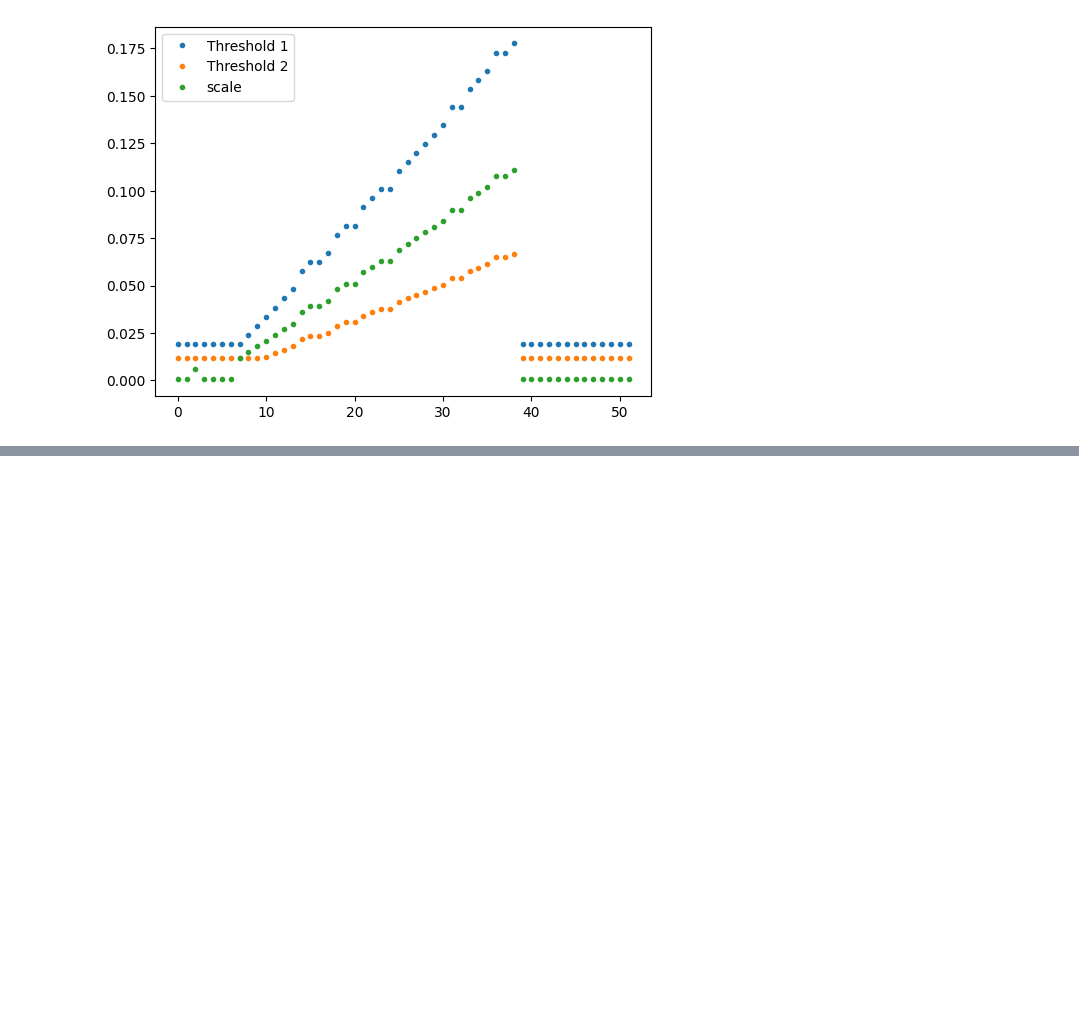
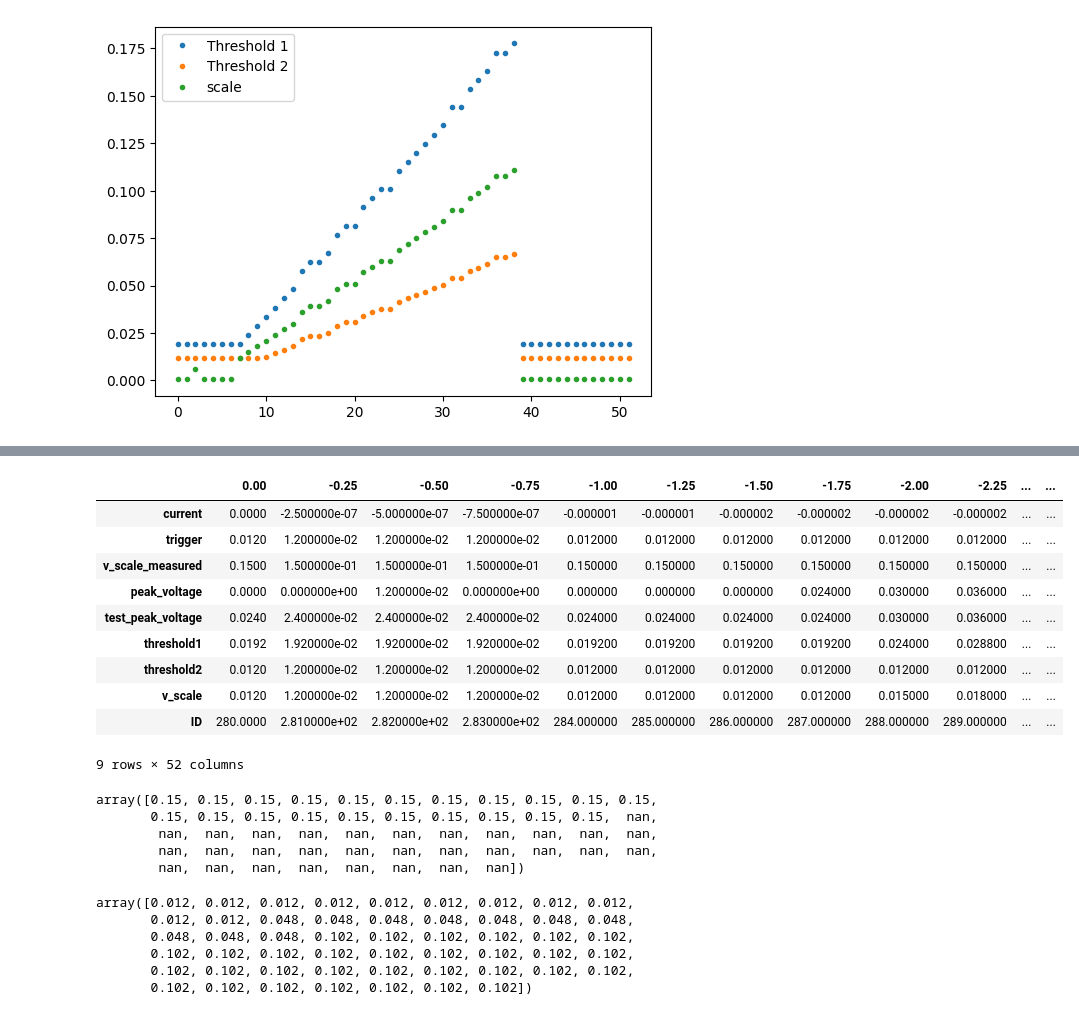
Before and after one commit to QNLSydney/snspd, a Jupyter notebook: SNSPD2/SNSPD12-Line2-Count_Calibration.ipynb, the cells around one changed output, grey strips where cells are left out. Drawn from its saved outputs; the diff is of its cells as text; code cells hidden in the pictures; blank space fills up the shorter version.

```diff
--- a/SNSPD2/SNSPD12-Line2-Count_Calibration.ipynb
+++ b/SNSPD2/SNSPD12-Line2-Count_Calibration.ipynb
@@ -742,0 +1099,24 @@ array([0.0005, 0.0005, 0.006 , 0.0005, 0.0005, 0.0005, 0.0005, 0.012 ,
+# %%
+range1 = np.arange(121, 173) # note: this range  thing that
+range2 = np.arange(261, 272)
+range3 = np.arange(280, 291)
+
+IDrange = np.concatenate([range3, range2, range1])
+
+mult1 = 0.8
+mult2 = 0.3
+min_peak_voltage = 0.024 # smallest voltage measured in calibration
+min_threshold2=0.5*min_peak_voltage # set just below mult2*min_peak_voltage
+print(f'min_threshold2 is {min_threshold2}')
+min_threshold1=mult1*min_peak_voltage #
+
+device=params.device_line_2
+
+# Set oscilloscope variable
+n_captures = 10
+interval = 1
+osc = MS
+cps = 80e3
+# data = calibration_data.iloc[:, 25:27]
+# IDrange, mult1, mult2, min_threshold2, min_threshold1, min_peak_voltage
+calibration_data = params.generate_dataframe(IDrange, mult1, mult2, min_threshold2, min_threshold1, min_peak_voltage)
@@ -742,0 +1141,14 @@ array([0.0005, 0.0005, 0.006 , 0.0005, 0.0005, 0.0005, 0.0005, 0.012 ,
+# %%
+calibration_data
+# %% [output]
+|  | 0.00 | -0.25 | -0.50 | -0.75 | -1.00 | -1.25 | -1.50 | -1.75 | -2.00 | -2.25 | ... | ... |
+| current | 0.0000 | -2.500000e-07 | -5.000000e-07 | -7.500000e-07 | -0.000001 | -0.000001 | -0.000002 | -0.000002 | -0.000002 | -0.000002 | ... | ... |
+| trigger | 0.0120 | 1.200000e-02 | 1.200000e-02 | 1.200000e-02 | 0.012000 | 0.012000 | 0.012000 | 0.012000 | 0.012000 | 0.012000 | ... | ... |
+| v_scale_measured | 0.1500 | 1.500000e-01 | 1.500000e-01 | 1.500000e-01 | 0.150000 | 0.150000 | 0.150000 | 0.150000 | 0.150000 | 0.150000 | ... | ... |
+| peak_voltage | 0.0000 | 0.000000e+00 | 1.200000e-02 | 0.000000e+00 | 0.000000 | 0.000000 | 0.000000 | 0.024000 | 0.030000 | 0.036000 | ... | ... |
+| test_peak_voltage | 0.0240 | 2.400000e-02 | 2.400000e-02 | 2.400000e-02 | 0.024000 | 0.024000 | 0.024000 | 0.024000 | 0.030000 | 0.036000 | ... | ... |
+| threshold1 | 0.0192 | 1.920000e-02 | 1.920000e-02 | 1.920000e-02 | 0.019200 | 0.019200 | 0.019200 | 0.019200 | 0.024000 | 0.028800 | ... | ... |
+| threshold2 | 0.0120 | 1.200000e-02 | 1.200000e-02 | 1.200000e-02 | 0.012000 | 0.012000 | 0.012000 | 0.012000 | 0.012000 | 0.012000 | ... | ... |
+| v_scale | 0.0120 | 1.200000e-02 | 1.200000e-02 | 1.200000e-02 | 0.012000 | 0.012000 | 0.012000 | 0.012000 | 0.015000 | 0.018000 | ... | ... |
+| ID | 280.0000 | 2.810000e+02 | 2.820000e+02 | 2.830000e+02 | 284.000000 | 285.000000 | 286.000000 | 287.000000 | 288.000000 | 289.000000 | ... | ... |
+9 rows × 52 columns
@@ -742,0 +1158,17 @@ array([0.0005, 0.0005, 0.006 , 0.0005, 0.0005, 0.0005, 0.0005, 0.012 ,
+# %%
+np.array(calibration_data.loc['v_scale_measured'])
+# %% [output]
+array([0.15, 0.15, 0.15, 0.15, 0.15, 0.15, 0.15, 0.15, 0.15, 0.15, 0.15,
+       0.15, 0.15, 0.15, 0.15, 0.15, 0.15, 0.15, 0.15, 0.15, 0.15,  nan,
+        nan,  nan,  nan,  nan,  nan,  nan,  nan,  nan,  nan,  nan,  nan,
+        nan,  nan,  nan,  nan,  nan,  nan,  nan,  nan,  nan,  nan,  nan,
+        nan,  nan,  nan,  nan,  nan,  nan,  nan,  nan])
+# %%
+np.array(calibration_data.loc['trigger'])
+# %% [output]
+array([0.012, 0.012, 0.012, 0.012, 0.012, 0.012, 0.012, 0.012, 0.012,
+       0.012, 0.012, 0.048, 0.048, 0.048, 0.048, 0.048, 0.048, 0.048,
+       0.048, 0.048, 0.048, 0.102, 0.102, 0.102, 0.102, 0.102, 0.102,
+       0.102, 0.102, 0.102, 0.102, 0.102, 0.102, 0.102, 0.102, 0.102,
+       0.102, 0.102, 0.102, 0.102, 0.102, 0.102, 0.102, 0.102, 0.102,
+       0.102, 0.102, 0.102, 0.102, 0.102, 0.102, 0.102])
```
Also changed, not shown: parts of 53 cells of this notebook, 9 other files.
